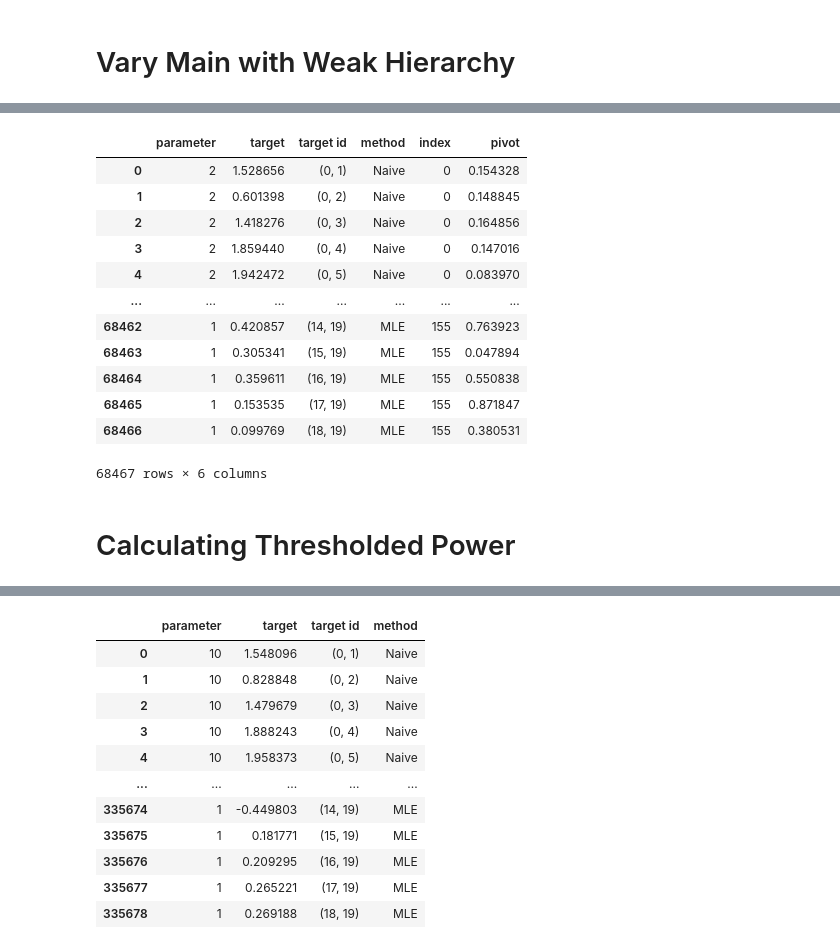
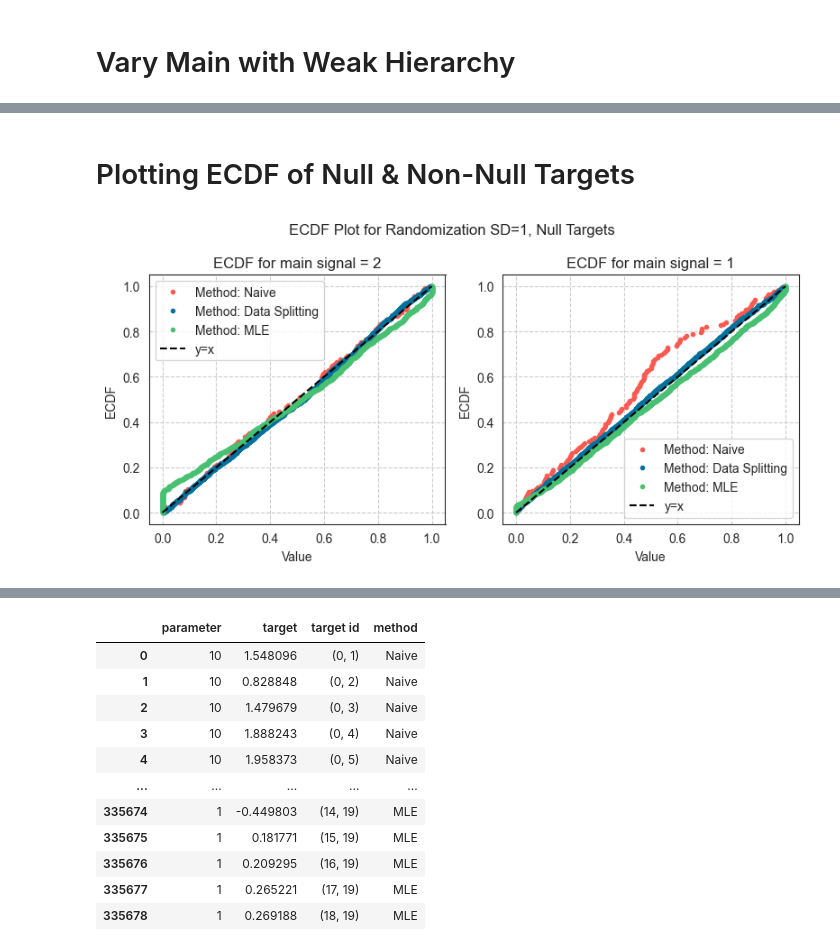
Before and after one commit to yiling-h/SI-Interaction, a Jupyter notebook: selectinf/Simulation/H1/Results/main/plotting.ipynb, the cells around one changed output, grey strips where cells are left out. Saved outputs shown, nothing was run; the diff lists cells and outputs as text; code cells hidden in the pictures.

```diff
--- a/selectinf/Simulation/H1/Results/main/plotting.ipynb
+++ b/selectinf/Simulation/H1/Results/main/plotting.ipynb
@@ -111,18 +107,0 @@ pvals_all
-# %%
-pd.DataFrame(targets_all)
-# %% [output]
-|  | parameter | target | target id | method | index | pivot |
-| 0 | 2 | 1.528656 | (0, 1) | Naive | 0 | 0.154328 |
-| 1 | 2 | 0.601398 | (0, 2) | Naive | 0 | 0.148845 |
-| 2 | 2 | 1.418276 | (0, 3) | Naive | 0 | 0.164856 |
-| 3 | 2 | 1.859440 | (0, 4) | Naive | 0 | 0.147016 |
-| 4 | 2 | 1.942472 | (0, 5) | Naive | 0 | 0.083970 |
-| ... | ... | ... | ... | ... | ... | ... |
-| 68462 | 1 | 0.420857 | (14, 19) | MLE | 155 | 0.763923 |
-| 68463 | 1 | 0.305341 | (15, 19) | MLE | 155 | 0.047894 |
-| 68464 | 1 | 0.359611 | (16, 19) | MLE | 155 | 0.550838 |
-| 68465 | 1 | 0.153535 | (17, 19) | MLE | 155 | 0.871847 |
-| 68466 | 1 | 0.099769 | (18, 19) | MLE | 155 | 0.380531 |
-68467 rows × 6 columns
-# %% [markdown]
-# Calculating Thresholded Power
@@ -144,4 +108,11 @@ for name, group in grouped_targets:
+# %% [markdown]
+# Plotting ECDF of Null & Non-Null Targets
 # %%
 ## Plotting dict: SNR - Method - List of pvals
-filtered_dict = filter_pval_dict(pvals_all, targets_all, threshold = 0.1)
+filtered_dict = filter_pval_dict(pvals_all1, targets_all1, threshold = 0.1,
+                                 operator=le)
+plot_ecdfs(filtered_dict, xaxis="main signal",
+           title="ECDF Plot for Randomization SD=1, Null Targets")
+# %% [output]
+[figure, added]
 # %%
```
Also changed, not shown: parts of 34 cells of this notebook, 5 other files.
